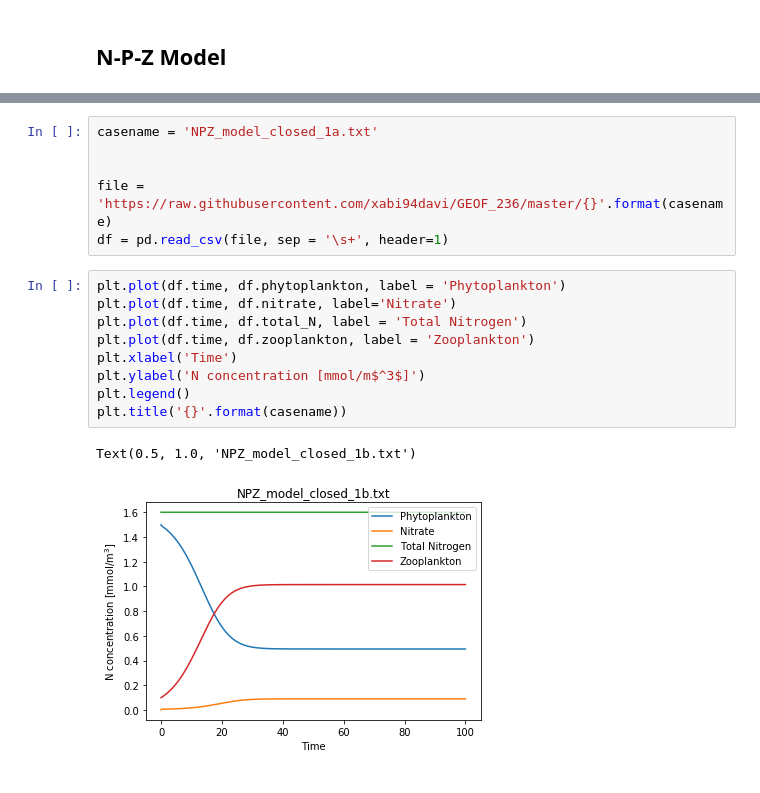
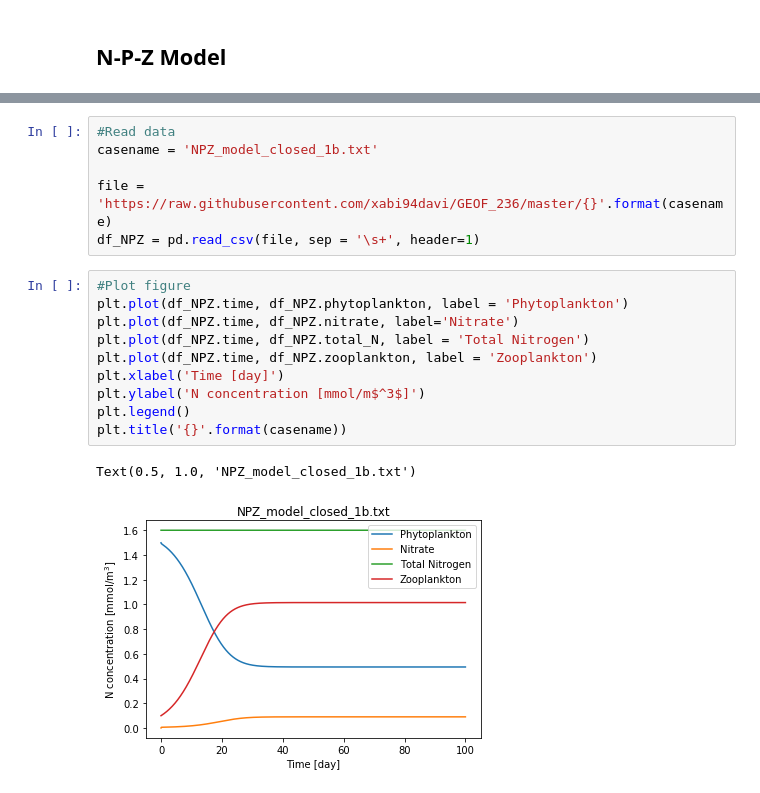
Before and after one commit to xabi94davi/GEOF_236, a Jupyter notebook: NP_model.ipynb, the cells around one changed output, grey strips where cells are left out. Drawn from its saved outputs; the diff is of its cells as text.

```diff
--- a/NP_model.ipynb
+++ b/NP_model.ipynb
@@ -106,18 +122,19 @@ Compare the results to the NP model case 2b!
 # %%
-casename = 'NPZ_model_closed_1a.txt'
-
+#Read data
+casename = 'NPZ_model_closed_1b.txt'
 
 file = 'https://raw.githubusercontent.com/xabi94davi/GEOF_236/master/{}'.format(casename)
-df = pd.read_csv(file, sep = '\s+', header=1)
+df_NPZ = pd.read_csv(file, sep = '\s+', header=1)
 # %%
-plt.plot(df.time, df.phytoplankton, label = 'Phytoplankton')
-plt.plot(df.time, df.nitrate, label='Nitrate')
-plt.plot(df.time, df.total_N, label = 'Total Nitrogen')
-plt.plot(df.time, df.zooplankton, label = 'Zooplankton')
-plt.xlabel('Time')
+#Plot figure
+plt.plot(df_NPZ.time, df_NPZ.phytoplankton, label = 'Phytoplankton')
+plt.plot(df_NPZ.time, df_NPZ.nitrate, label='Nitrate')
+plt.plot(df_NPZ.time, df_NPZ.total_N, label = 'Total Nitrogen')
+plt.plot(df_NPZ.time, df_NPZ.zooplankton, label = 'Zooplankton')
+plt.xlabel('Time [day]')
 plt.ylabel('N concentration [mmol/m$^3$]')
 plt.legend()
 plt.title('{}'.format(casename))
 # %% [output]
 Text(0.5, 1.0, 'NPZ_model_closed_1b.txt')
-[figure, old version]
+[figure, new version]
```
Also changed, not shown: parts of 6 cells of this notebook.
